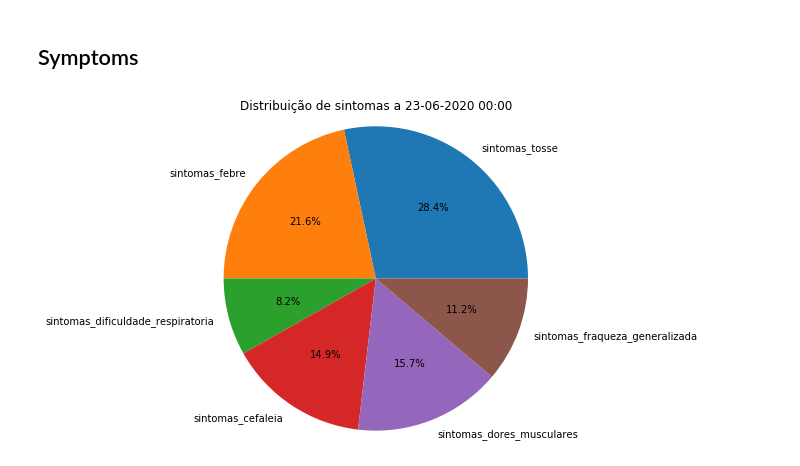
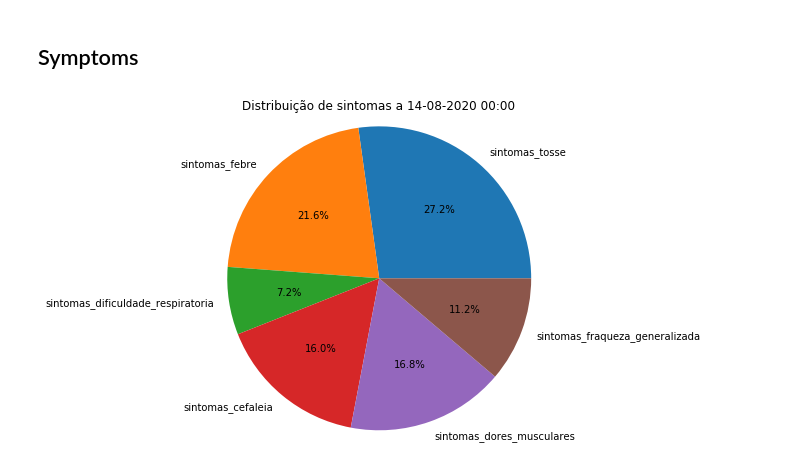
Before and after one commit to jAniceto/data-viz-fastpages, a Jupyter notebook: _notebooks/2020-06-24-covid-portugal.ipynb, the cells around one changed output. Cells and saved outputs as stored; diff of their text form; code cells hidden in the pictures.

```diff
--- a/_notebooks/2020-06-24-covid-portugal.ipynb
+++ b/_notebooks/2020-06-24-covid-portugal.ipynb
@@ -307,11 +302,11 @@ plt.title('Monitorização de possíveis infetados');
 # %%
 figsize(6, 6)
 
 symptoms = ['sintomas_tosse', 'sintomas_febre', 'sintomas_dificuldade_respiratoria', 'sintomas_cefaleia', 'sintomas_dores_musculares', 'sintomas_fraqueza_generalizada']
 
 fig, ax = plt.subplots()
-ax.pie(df.iloc[-1][symptoms], labels=symptoms, autopct='%1.1f%%')
+ax.pie(df.iloc[170][symptoms], labels=symptoms, autopct='%1.1f%%')
 ax.axis('equal')
-plt.title(f'Distribuição de sintomas a {df.iloc[-1]["data_dados"]}');
+plt.title(f'Distribuição de sintomas a {df.iloc[170]["data_dados"]}');
 # %% [output]
-[figure, old version]
+[figure, new version]
```
Also changed, not shown: parts of 11 cells of this notebook.
